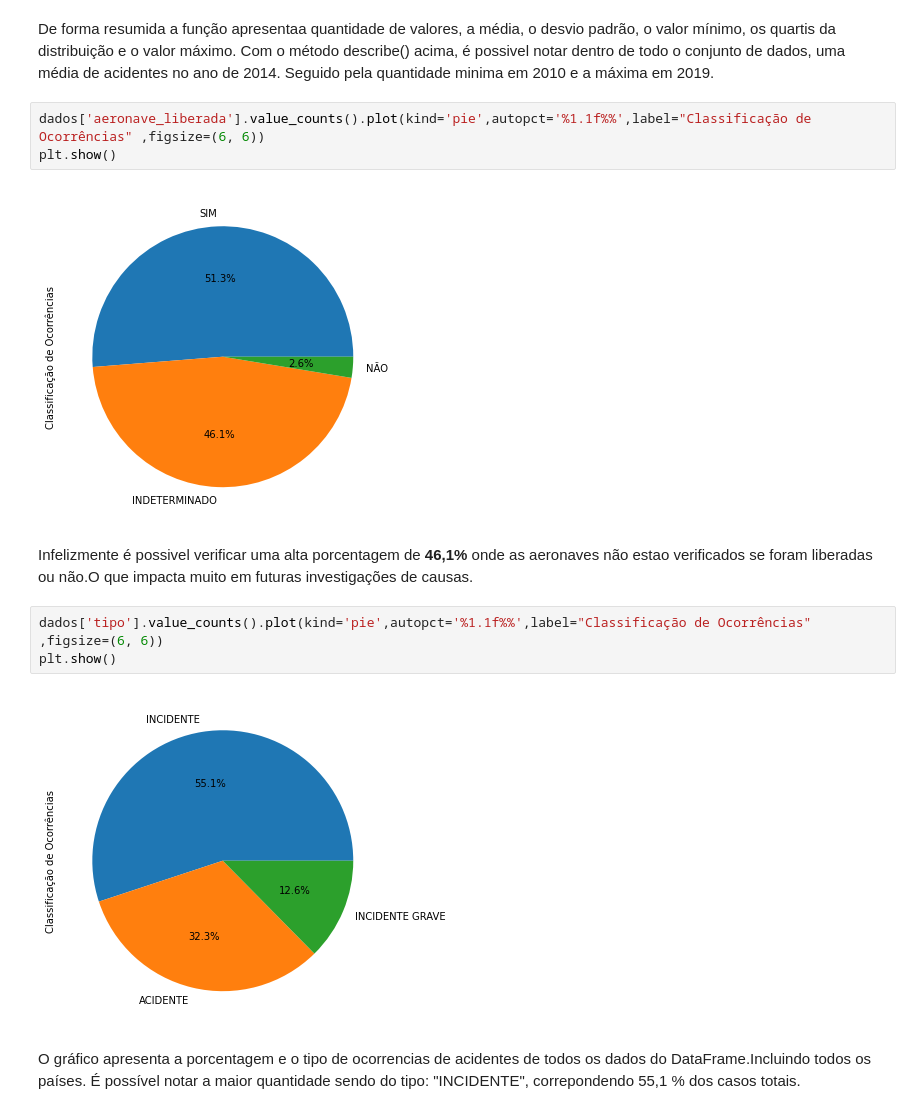
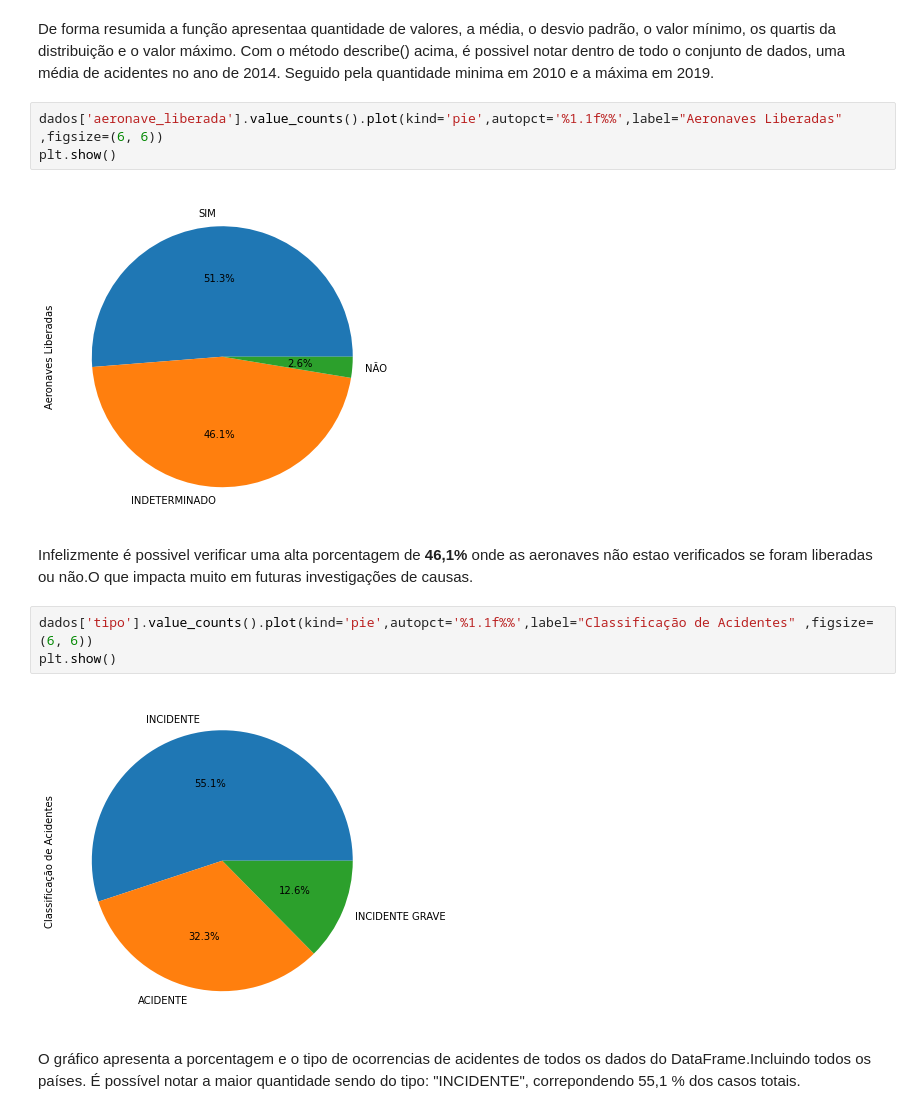
Before and after one commit to Vvitoor21/ProjetoGovernanca, a Jupyter notebook: Projeto_Acidentes_Aerios.ipynb, the cells around one changed output. Saved outputs shown, nothing was run; the diff lists cells and outputs as text.

```diff
--- a/Projeto_Acidentes_Aerios.ipynb
+++ b/Projeto_Acidentes_Aerios.ipynb
@@ -104,17 +104,17 @@ dados.describe().round()
 De forma resumida a função apresentaa quantidade de valores, a média, o desvio padrão, o valor mínimo, os quartis da distribuição e o valor máximo.
 Com o método describe() acima, é possivel notar dentro de todo o conjunto de dados, uma média de acidentes no ano de 2014. Seguido pela quantidade minima em 2010 e a máxima em 2019.
 # %%
-dados['aeronave_liberada'].value_counts().plot(kind='pie',autopct='%1.1f%%',label="Classificação de Ocorrências" ,figsize=(6, 6))
+dados['aeronave_liberada'].value_counts().plot(kind='pie',autopct='%1.1f%%',label="Aeronaves Liberadas" ,figsize=(6, 6))
 plt.show()
 # %% [output]
-[figure, old version]
+[figure, new version]
 # %% [markdown]
 Infelizmente é possivel verificar uma alta porcentagem de **46,1%** onde as aeronaves não estao verificados se foram liberadas ou não.O que impacta muito em futuras investigações de causas.
 # %%
-dados['tipo'].value_counts().plot(kind='pie',autopct='%1.1f%%',label="Classificação de Ocorrências" ,figsize=(6, 6))
+dados['tipo'].value_counts().plot(kind='pie',autopct='%1.1f%%',label="Classificação de Acidentes" ,figsize=(6, 6))
 plt.show()
 # %% [output]
-[figure, old version]
+[figure, new version]
 # %% [markdown]
 O gráfico apresenta a porcentagem e o tipo de ocorrencias de acidentes de todos os dados do DataFrame.Incluindo todos os países. É possível notar a maior quantidade sendo do tipo: "INCIDENTE", correpondendo 55,1 % dos casos totais.
 # %%
```
Also changed, not shown: parts of 1 cell of this notebook.
